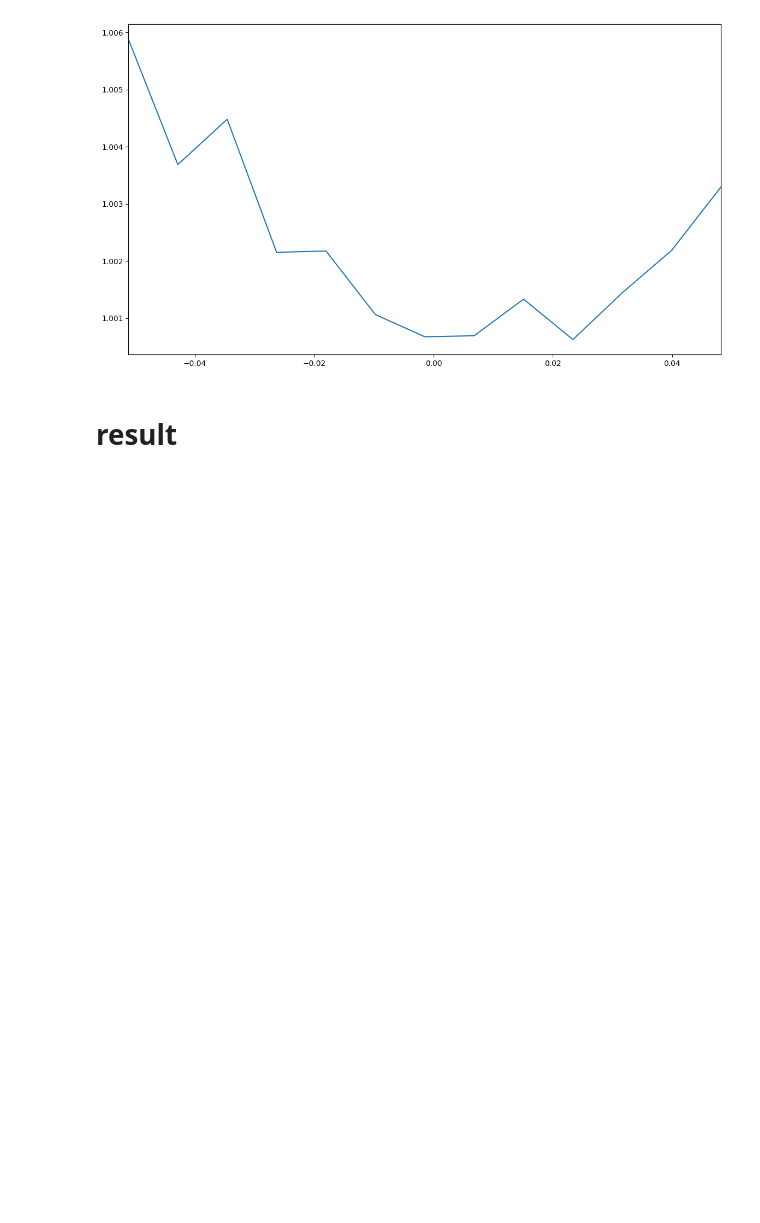
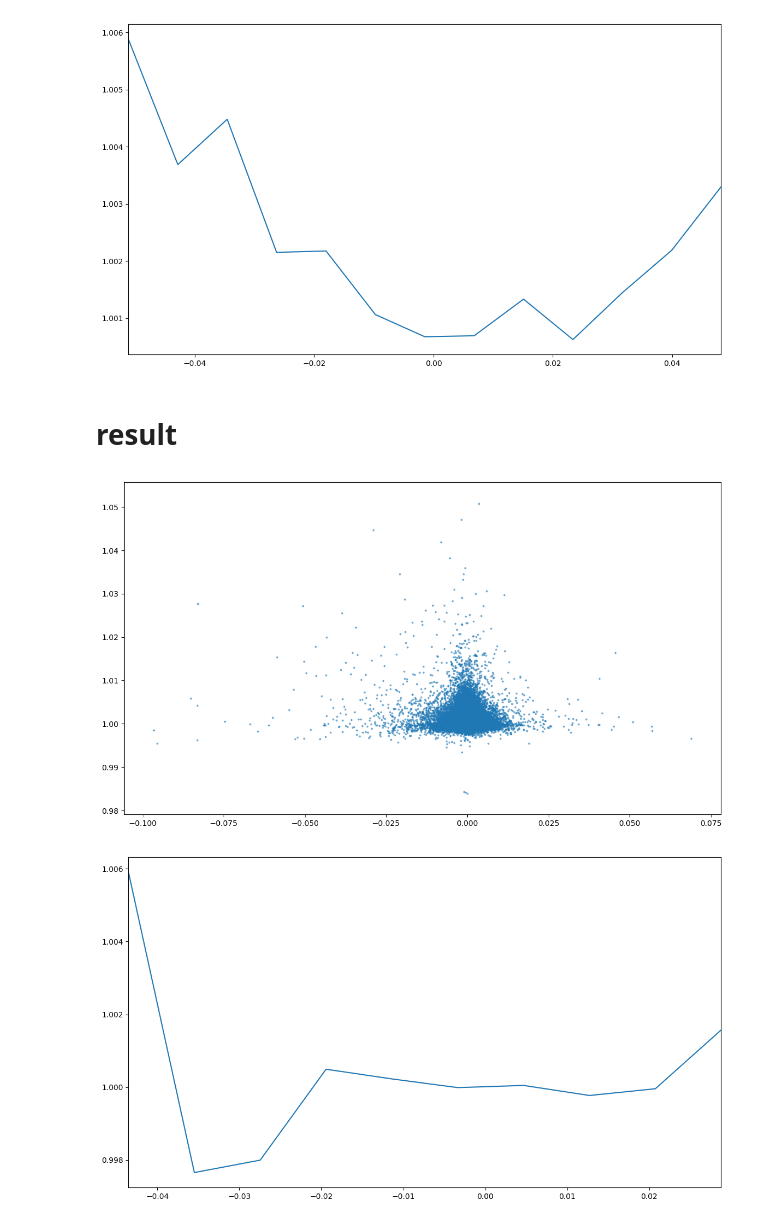
Before and after one commit to StockFucker/t0, a Jupyter notebook: 指数分析.ipynb, the cells around one changed output. Saved outputs shown, nothing was run; the diff lists cells and outputs as text; code cells hidden in the pictures; blank space fills up the shorter version.

```diff
--- a/指数分析.ipynb
+++ b/指数分析.ipynb
@@ -105,6 +105,13 @@ plot(df,"momentum5","wave_result",ax)
 [figure]
 # %% [markdown]
 # result
+# %%
+fig, ax = plt.subplots(figsize=(14,8))
+ax.scatter(x=df.momentum5,y=df.wave_result,alpha=0.5,s=3)
+plot(df,"momentum3","min_result3",ax)
+# %% [output]
+[figure, added]
+[figure, added]
 # %%
 fig, ax = plt.subplots(figsize=(14,8))
 ax.scatter(x=df.momentum5,y=df.wave_result,alpha=0.5,s=3)
```
Also changed, not shown: parts of 1 cell of this notebook.
